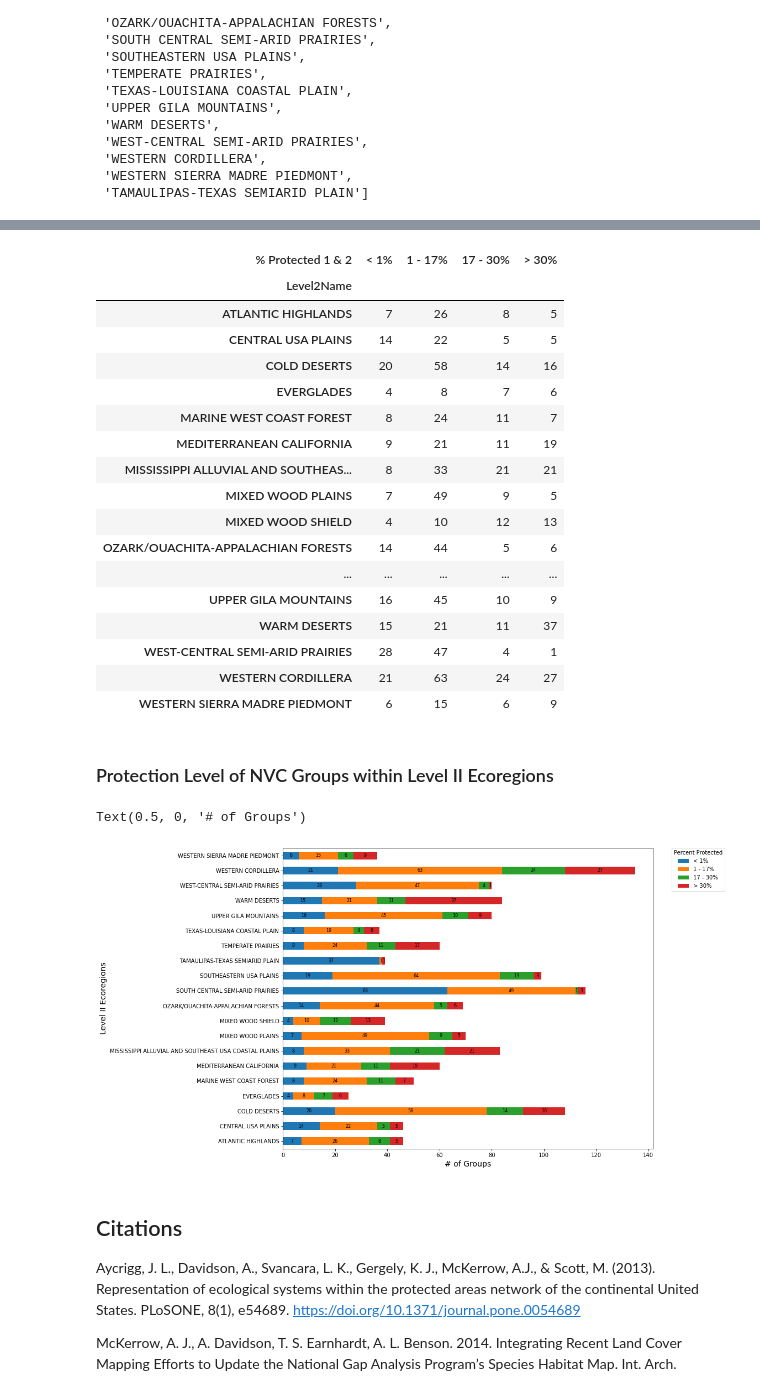
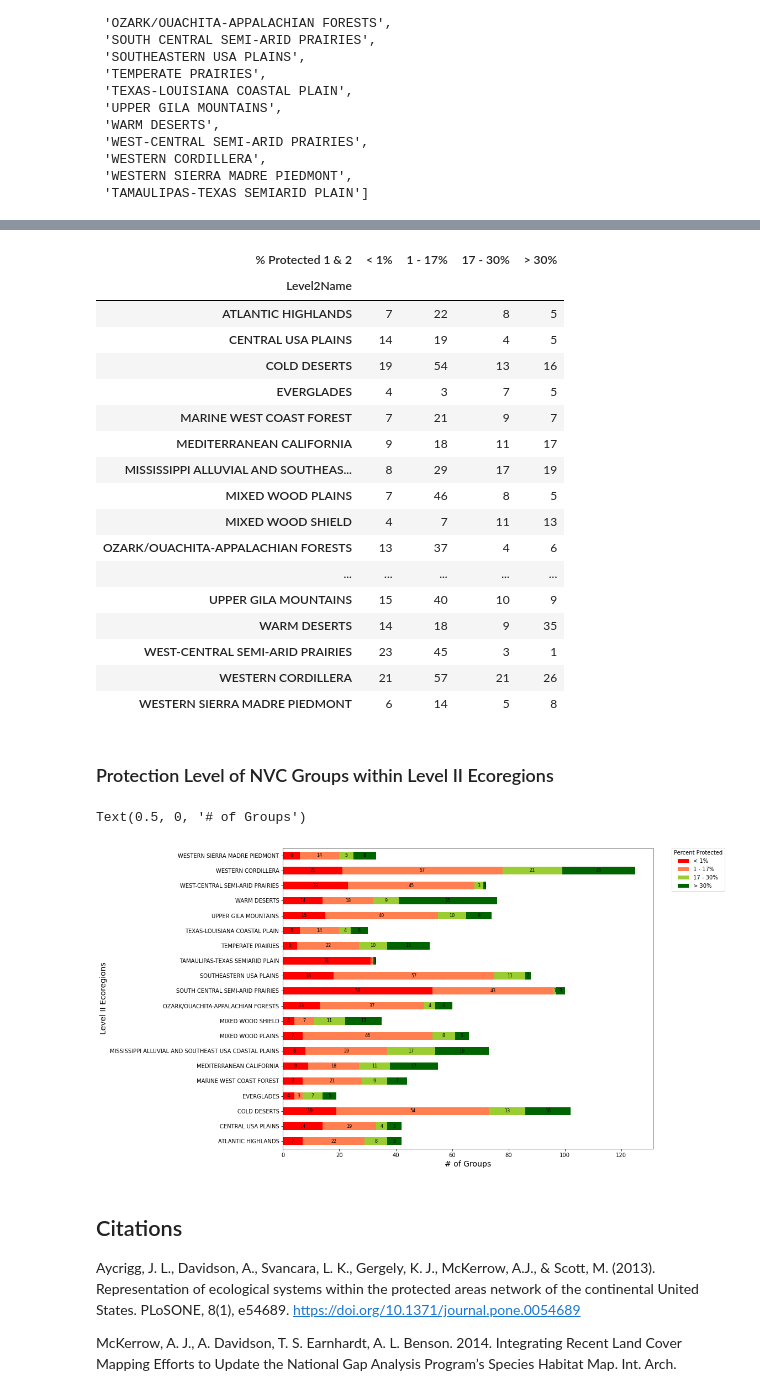
Before and after one commit to mjrubino/USNVC-Analyes, a Jupyter notebook: USNVC Protection Analyses v2.ipynb, the cells around one changed output, grey strips where cells are left out. Drawn from its saved outputs; the diff is of its cells as text; code cells hidden in the pictures.

Commit message:
Updated v2 with filtering of Ruderal Groups

```diff
--- a/USNVC Protection Analyses v2.ipynb
+++ b/USNVC Protection Analyses v2.ipynb
@@ -121,6 +121,7 @@ dfSub = dfAtt[['GAPST_CD',
 'MANG_TYPE',
 'CLASS',
 'NVCGRP_LOOKUP2',
+'GROUP_CODE',
 'GROUP',
 'PADUS2_1DISS6ATT',
 'ECOREGIONS_L4',
@@ -141,10 +142,15 @@ dfTable = dfSub.drop_duplicates()
 # Drop the geometery column from the GeoDataframe of the raster attribute table
 dfRAT = gdfRas.drop(['geometry'], axis=1)
 
-# Now merge species range HUCs dataframe with HUC shapefile dataframe
+
+############# Create the overall dataframe that is used in all subsequent analyses #############
+## Merge the raster attribute table with the subsetted attribute CSV
 dfMerge = pd.merge(left=dfRAT, right=dfTable, how='inner',
                    left_on=['NVCGRP_LOO','ECOREGIONS','PADUS2_1DI'],
                    right_on=['NVCGRP_LOOKUP2','ECOREGIONS_L4','PADUS2_1DISS6ATT'])
+
+### Export the merged dataframe to a CSV
+#dfMerge.to_csv(dataDir+"NVCAnalysesMergedTable.csv", index=False)
 # %%
 dfMerge
 # %% [output]
@@ -164,3 +179,7 @@ dfMerge
+# %%
+dfMerge.loc[(dfMerge.GROUP == 'Great Lakes Sand Beach'),'GROUP']='Great Lakes Dune'
+dfMerge.loc[(dfMerge.GROUP == 'Great Lakes Shrub & Grass Dune'),'GROUP']='Great Lakes Dune'
+dfMerge.loc[(dfMerge.GROUP == 'Cool Semi-Desert Shrub & Herb Wash-Arroyo'),'GROUP']='Great Basin-Intermountain Shrub & Herb Wash-Arroyo'
 # %% [markdown]
 ### ******* Management Summary ******* <a name="code61"></a>
 ---
@@ -835,6 +897,10 @@ dfNatural = dfMerge[(dfMerge['CLASS'] == '1 Forest & Woodland') |
          (dfMerge['CLASS'] == '3 Desert & Semi-Desert') |
          (dfMerge['CLASS'] == '4 Polar & High Montane Scrub Grassland & Barrens') |
          (dfMerge['CLASS'] == '6 Open Rock Vegetation')]
+
+#######################################################################################
+# Exclude Ruderal types in USNVC Groups
+dfNatural = dfNatural[~dfNatural['GROUP'].str.contains('Ruderal')]
 # %% [output]
 Removing Anthropogenic Classes ....
 # %%
@@ -1037,6 +1103,10 @@ dfNatural = dfMerge[(dfMerge['CLASS'] == '1 Forest & Woodland') |
          (dfMerge['CLASS'] == '3 Desert & Semi-Desert') |
          (dfMerge['CLASS'] == '4 Polar & High Montane Scrub Grassland & Barrens') |
          (dfMerge['CLASS'] == '6 Open Rock Vegetation')]
+
+#######################################################################################
+# Exclude Ruderal types in USNVC Groups
+dfNatural = dfNatural[~dfNatural['GROUP'].str.contains('Ruderal')]
 # %% [output]
 Removing Anthropogenic Classes ....
 # %%
@@ -1167,56 +1237,60 @@ dfUnstk
 # %% [output]
 | % Protected 1 & 2 | < 1% | 1 - 17% | 17 - 30% | > 30% |
 | Level2Name |  |  |  |  |
-| ATLANTIC HIGHLANDS | 7 | 26 | 8 | 5 |
-| CENTRAL USA PLAINS | 14 | 22 | 5 | 5 |
-| COLD DESERTS | 20 | 58 | 14 | 16 |
-| EVERGLADES | 4 | 8 | 7 | 6 |
-| MARINE WEST COAST FOREST | 8 | 24 | 11 | 7 |
-| MEDITERRANEAN CALIFORNIA | 9 | 21 | 11 | 19 |
-| MISSISSIPPI ALLUVIAL AND SOUTHEAS... | 8 | 33 | 21 | 21 |
-| MIXED WOOD PLAINS | 7 | 49 | 9 | 5 |
-| MIXED WOOD SHIELD | 4 | 10 | 12 | 13 |
-| OZARK/OUACHITA-APPALACHIAN FORESTS | 14 | 44 | 5 | 6 |
+| ATLANTIC HIGHLANDS | 7 | 22 | 8 | 5 |
+| CENTRAL USA PLAINS | 14 | 19 | 4 | 5 |
+| COLD DESERTS | 19 | 54 | 13 | 16 |
+| EVERGLADES | 4 | 3 | 7 | 5 |
+| MARINE WEST COAST FOREST | 7 | 21 | 9 | 7 |
+| MEDITERRANEAN CALIFORNIA | 9 | 18 | 11 | 17 |
+| MISSISSIPPI ALLUVIAL AND SOUTHEAS... | 8 | 29 | 17 | 19 |
+| MIXED WOOD PLAINS | 7 | 46 | 8 | 5 |
+| MIXED WOOD SHIELD | 4 | 7 | 11 | 13 |
+| OZARK/OUACHITA-APPALACHIAN FORESTS | 13 | 37 | 4 | 6 |
 | ... | ... | ... | ... | ... |
-| UPPER GILA MOUNTAINS | 16 | 45 | 10 | 9 |
-| WARM DESERTS | 15 | 21 | 11 | 37 |
-| WEST-CENTRAL SEMI-ARID PRAIRIES | 28 | 47 | 4 | 1 |
-| WESTERN CORDILLERA | 21 | 63 | 24 | 27 |
-| WESTERN SIERRA MADRE PIEDMONT | 6 | 15 | 6 | 9 |
+| UPPER GILA MOUNTAINS | 15 | 40 | 10 | 9 |
+| WARM DESERTS | 14 | 18 | 9 | 35 |
+| WEST-CENTRAL SEMI-ARID PRAIRIES | 23 | 45 | 3 | 1 |
+| WESTERN CORDILLERA | 21 | 57 | 21 | 26 |
+| WESTERN SIERRA MADRE PIEDMONT | 6 | 14 | 5 | 8 |
 # %% [markdown]
 ### Protection Level of NVC Groups within Level II Ecoregions <a name="groupchart"></a>
 # %%
 # Plot the unstacked dataframe using horizontal bar plot from Pandas/Matplotlib
-ax = dfUnstk.plot.barh(stacked=True, figsize=(12, 10))
+ax = dfUnstk.plot.barh(stacked=True, figsize=(12, 10),
+                       color={"< 1%":"red",
+                              "1 - 17%":"coral",
+                              "17 - 30%":"yellowgreen",
+                              "> 30%":"darkgreen"})
 
 # .patches is everything inside of the chart
 for rect in ax.patches:
     # Find where everything is located
     height = rect.get_height()
     width = rect.get_width()
     x = rect.get_x()
     y = rect.get_y()
 
     # The height of the bar is the data value and can be used as the label
     label_text = f'{width:.0f}'  # f'{width:.2f}' to format decimal values
 
     # ax.text(x, y, text)
     label_x = x + width / 2
     label_y = y + height / 2
 
     # only plot labels greater than given width
     if width > 0:
         ax.text(label_x, label_y, label_text, ha='center', va='center', fontsize=8)
 
 # move the legend
 ax.legend(bbox_to_anchor=(1.05, 1), title='Percent Protected', loc='upper left', borderaxespad=0.)
 
 # add labels
 ax.set_ylabel("Level II Ecoregions", fontsize=14)
 ax.set_xlabel("# of Groups", fontsize=14)
 # %% [output]
 Text(0.5, 0, '# of Groups')
-[figure, old version]
+[figure, new version]
 # %% [markdown]
 ## Citations <a name="citations"></a>
 Aycrigg, J. L., Davidson, A., Svancara, L. K., Gergely, K. J., McKerrow, A.J., & Scott, M. (2013). Representation of ecological systems within the protected areas network of the continental United States. PLoSONE, 8(1), e54689. https://doi.org/10.1371/journal.pone.0054689
```
Also changed, not shown: parts of 51 cells of this notebook.
